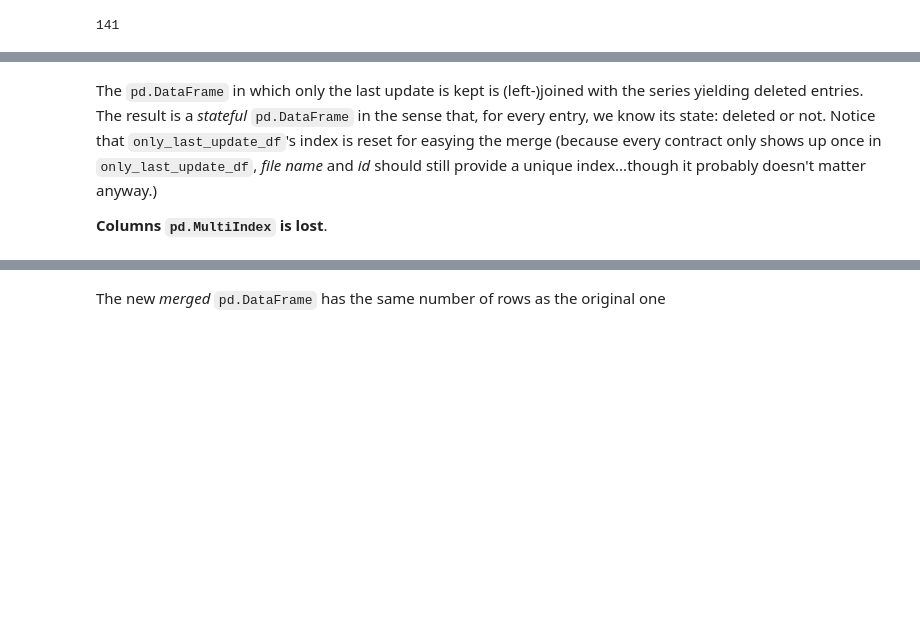
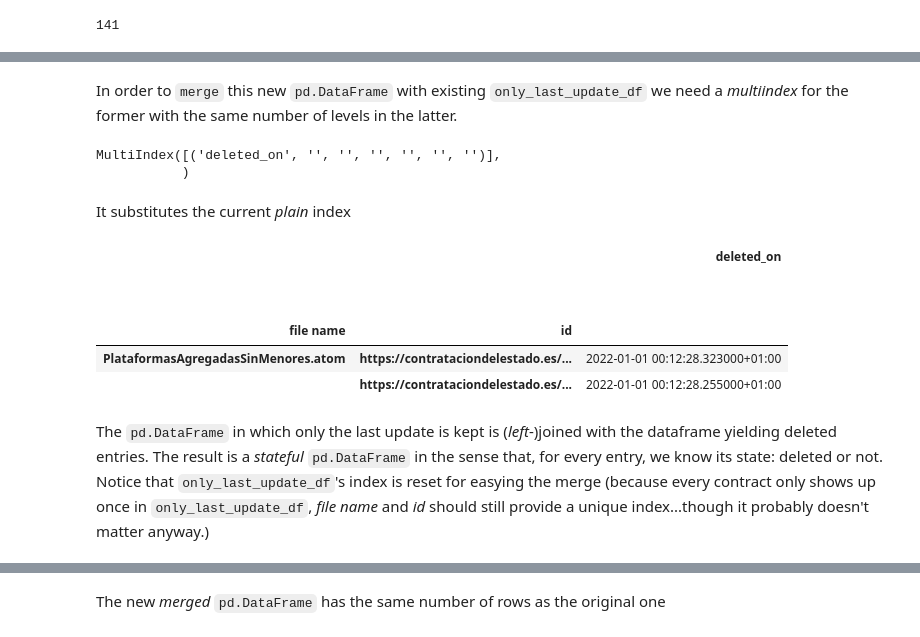
Before and after one commit to manuvazquez/dlsproc, a Jupyter notebook: reports/2021.ipynb, the cells around one changed output, grey strips where cells are left out. Drawn from its saved outputs; the diff is of its cells as text; code cells hidden in the pictures; blank space fills up the shorter version.

```diff
--- a/reports/2021.ipynb
+++ b/reports/2021.ipynb
@@ -334,5 +376,26 @@ n_duplicate_deletes
+# %% [markdown]
+In order to `merge` this new `pd.DataFrame` with existing `only_last_update_df` we need a *multiindex* for the former with the same number of levels in the latter.
+# %%
+col_multiindex = pd.MultiIndex.from_tuples([dlsproc.hier.pad_col_levels(only_last_update_df, ['deleted_on'])])
+col_multiindex
+# %% [output]
+MultiIndex([('deleted_on', '', '', '', '', '', '')],
+           )
+# %% [markdown]
+It substitutes the current *plain* index
+# %%
+deduplicated_outsiders_deleted_df.columns = col_multiindex
+deduplicated_outsiders_deleted_df.head(2)
+# %% [output]
+|  |  | deleted_on |
+|  |  |  |
+|  |  |  |
+|  |  |  |
+|  |  |  |
+|  |  |  |
+|  |  |  |
+| file name | id |  |
+| PlataformasAgregadasSinMenores.atom | https://contrataciondelestado.es/... | 2022-01-01 00:12:28.323000+01:00 |
+|  | https://contrataciondelestado.es/... | 2022-01-01 00:12:28.255000+01:00 |
 # %% [markdown]
-The `pd.DataFrame` in which only the last update is kept is (left-)joined with the series yielding deleted entries. The result is a *stateful* `pd.DataFrame` in the sense that, for every entry, we know its state: deleted or not. Notice that `only_last_update_df`'s index is reset for easying the merge (because every contract only shows up once in `only_last_update_df`, *file name* and *id* should still provide a unique index...though it probably doesn't matter anyway.)
-
-
-**Columns `pd.MultiIndex`  is lost**.
+The `pd.DataFrame` in which only the last update is kept is (*left*-)joined with the dataframe yielding deleted entries. The result is a *stateful* `pd.DataFrame` in the sense that, for every entry, we know its state: deleted or not. Notice that `only_last_update_df`'s index is reset for easying the merge (because every contract only shows up once in `only_last_update_df`, *file name* and *id* should still provide a unique index...though it probably doesn't matter anyway.)
```
Also changed, not shown: parts of 29 cells of this notebook, 8 other files.
